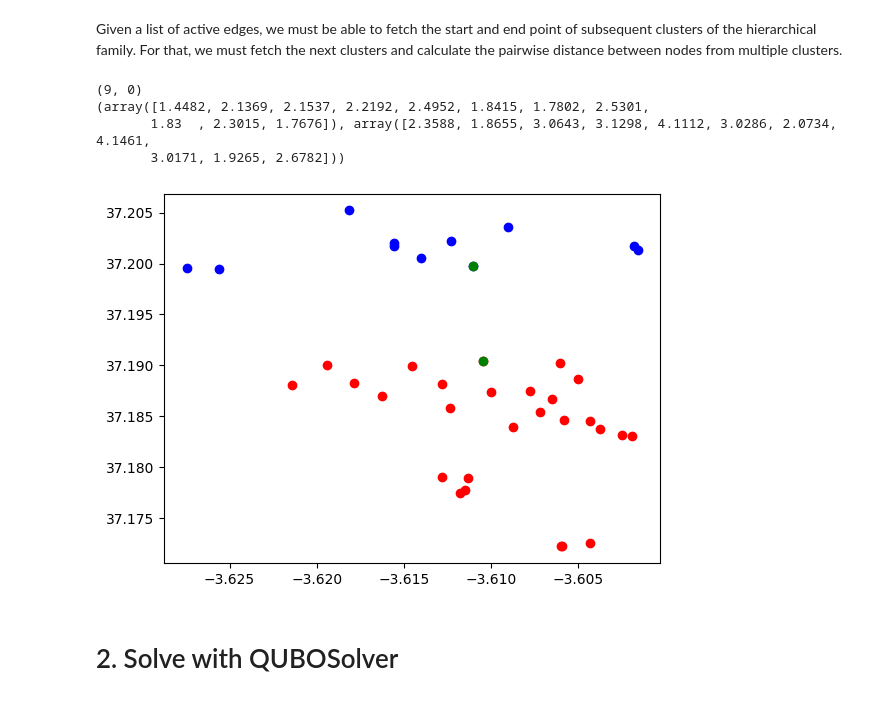
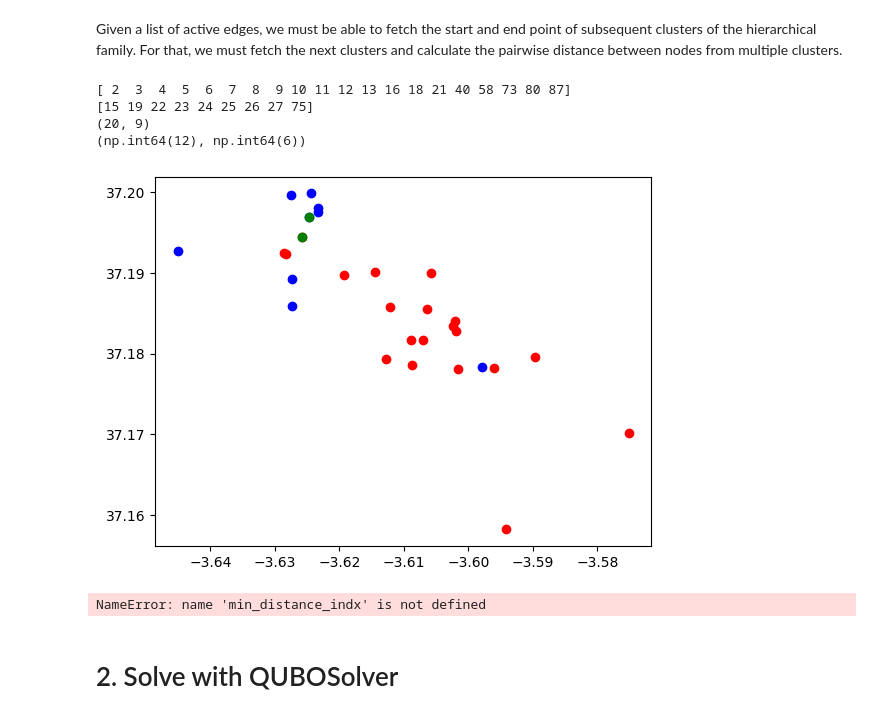
Before and after one commit to pasqal-io/Pasqal_Hackathon_Feb25_Team_03, a Jupyter notebook: get_bus_stops.ipynb, the cells around one changed output. Cells and saved outputs as stored; diff of their text form; code cells hidden in the pictures.

```diff
--- a/get_bus_stops.ipynb
+++ b/get_bus_stops.ipynb
@@ -253,5 +268,5 @@ plt.show()
 # %%
-def sample_data(df, labels, seed = 140421):
+def sample_data(df, labels, n_sampled_stops, seed = 140421):
   np.random.seed(seed)
   # We extract n samples from each cluster
   unique_labels = np.unique(labels)
@@ -259,7 +274,7 @@ def sample_data(df, labels, seed = 140421):
   n_cluster = np.zeros(len(unique_labels))
   indices = np.indices(labels.shape)[0]
   cluster_indices = []
-  max_cluster_size = int(100/len(unique_labels))
+  max_cluster_size = int(n_sampled_stops/len(unique_labels))
 
   sample_indx = []
 
@@ -271,11 +286,14 @@ def sample_data(df, labels, seed = 140421):
     # Now we sample max_cluster_size
     extract_size = np.amin([max_cluster_size, n_cluster[i]]).astype(int)
     sample_indx.extend(np.random.choice(cluster_indices, size=extract_size, replace=False))
-
-
-  final_data = pd.DataFrame(df.to_numpy()[sample_indx], columns=["index", 'id', 'lat', 'lon'])
+  final_data = pd.DataFrame(df.to_numpy()[sample_indx], columns=['id', 'lat', 'lon', 'index'])
   return final_data
 
-final_data = sample_data(df, labels)
+# Since calculating driving distances is a costly process, we sample the data to obtain
+# something manageable
+labels = top_down[:,0]
+df['index'] = range(1, len(df) + 1)
+n_sampled_stops = 100
+final_data = sample_data(df, labels, n_sampled_stops)
 print(final_data)
 # %% [output]
@@ -357,30 +362,33 @@ print(dist_table)
 # %% [markdown]
 Given a list of active edges, we must be able to fetch the start and end point of subsequent clusters of the hierarchical family. For that, we must fetch the next clusters and calculate the pairwise distance between nodes from multiple clusters.
 # %%
-top_down[:, 0]
-sampled_top = top_down[final_data["index"].to_numpy().astype(np.uint), :]
-cluster_i = (sampled_top[:, 0] == 1).nonzero()[0]
-cluster_j = (sampled_top[:, 0] == 2).nonzero()[0]
-
-cluster_ij = dist_table[cluster_i][:, cluster_j]
-# cluster_ji = dist_table[cluster_j][:, cluster_i]
-min_distance_index = np.unravel_index(np.argmin(cluster_ij), cluster_ij.shape)
-print(min_distance_index)
-pairs = cluster_ij[min_distance_index[0]], cluster_ij[min_distance_index[1]]
-print((pairs))
+# WIP
+def min_cluster_dist_ij(data, dist_table, i,j):
+    sampled_top = top_down[data["index"].to_numpy().astype(np.uint), :]
+    cluster_i = (sampled_top[:, 0] == i).nonzero()[0]
+    cluster_j = (sampled_top[:, 0] == j).nonzero()[0]
+    print(cluster_i)
+    print(cluster_j)
+    cluster_ij = dist_table[cluster_i,][:, cluster_j]
+    # cluster_ji = dist_table[cluster_j][:, cluster_i]
+    print(cluster_ij.shape)
+    min_distance_index = np.unravel_index(np.argmin(cluster_ij), cluster_ij.shape)
+    print(min_distance_index)
+    pairs = cluster_ij[min_distance_index[0]], cluster_ij[min_distance_index[1]]
+    plt.scatter(data.loc[cluster_i, "lon"], data.loc[cluster_i, "lat"], color="red")
+    plt.scatter(data.loc[cluster_j, "lon"], data.loc[cluster_j, "lat"], color="blue")
+    plt.scatter(data.loc[cluster_i[min_distance_index[0]], "lon"], data.loc[cluster_i[min_distance_index[0]], "lat"], color="green")
+    plt.scatter(data.loc[cluster_j[min_distance_index[1]], "lon"], data.loc[cluster_j[min_distance_index[1]], "lat"], color="green")
+    plt.show()
+    return min_distance_indx
+min_cluster_dist_ij(final_data, dist_table, 1,2)
 # %% [output]
-(9, 0)
-(array([1.4482, 2.1369, 2.1537, 2.2192, 2.4952, 1.8415, 1.7802, 2.5301,
-       1.83  , 2.3015, 1.7676]), array([2.3588, 1.8655, 3.0643, 3.1298, 4.1112, 3.0286, 2.0734, 4.1461,
-       3.0171, 1.9265, 2.6782]))
+[ 2  3  4  5  6  7  8  9 10 11 12 13 16 18 21 40 58 73 80 87]
+[15 19 22 23 24 25 26 27 75]
+(20, 9)
+(np.int64(12), np.int64(6))
+[figure, added]
+NameError: name 'min_distance_indx' is not defined
-# %%
-plt.scatter(final_data.loc[cluster_i, "lon"], final_data.loc[cluster_i, "lat"], color="red")
-plt.scatter(final_data.loc[cluster_j, "lon"], final_data.loc[cluster_j, "lat"], color="blue")
-plt.scatter(final_data.loc[cluster_i[min_distance_index[0]], "lon"], final_data.loc[cluster_i[min_distance_index[0]], "lat"], color="green")
-plt.scatter(final_data.loc[cluster_j[min_distance_index[1]], "lon"], final_data.loc[cluster_j[min_distance_index[1]], "lat"], color="green")
-plt.show()
-# %% [output]
-[figure, removed]
 # %% [markdown]
 # 2. Solve with QUBOSolver
 # %%
```
Also changed, not shown: parts of 15 cells of this notebook.
